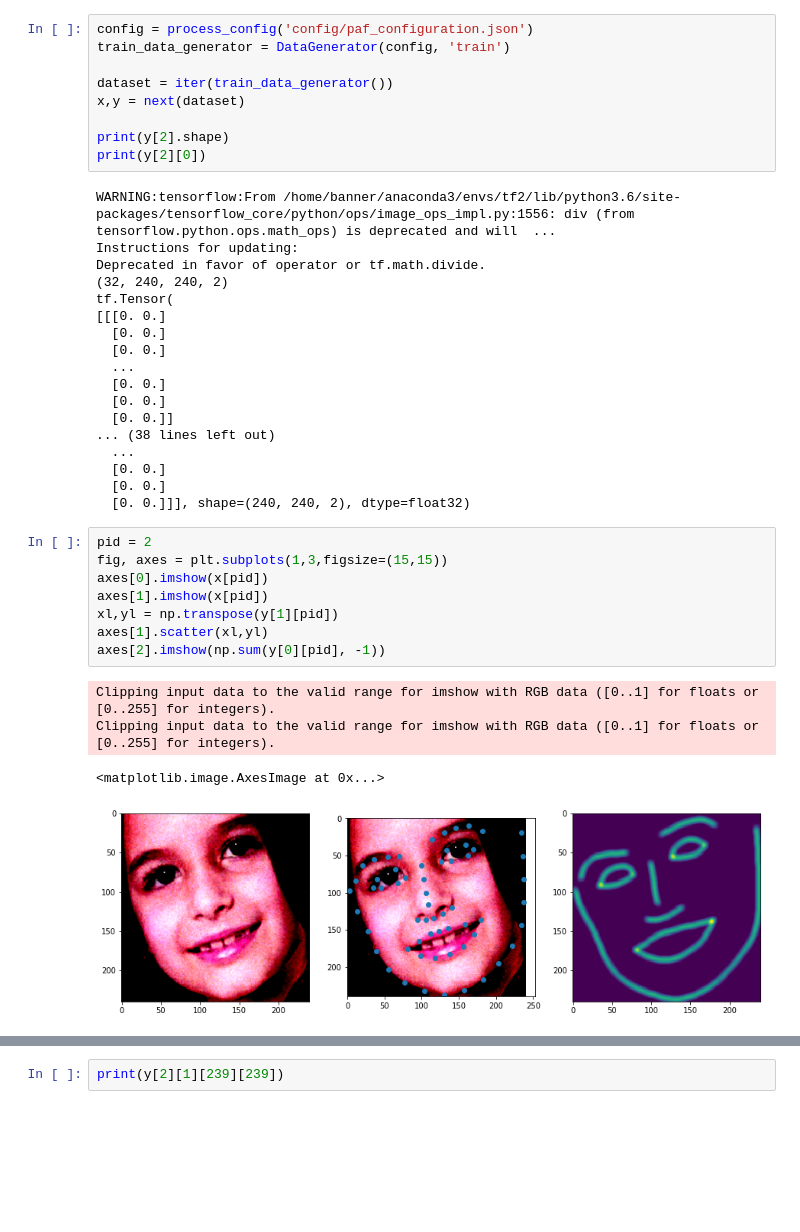
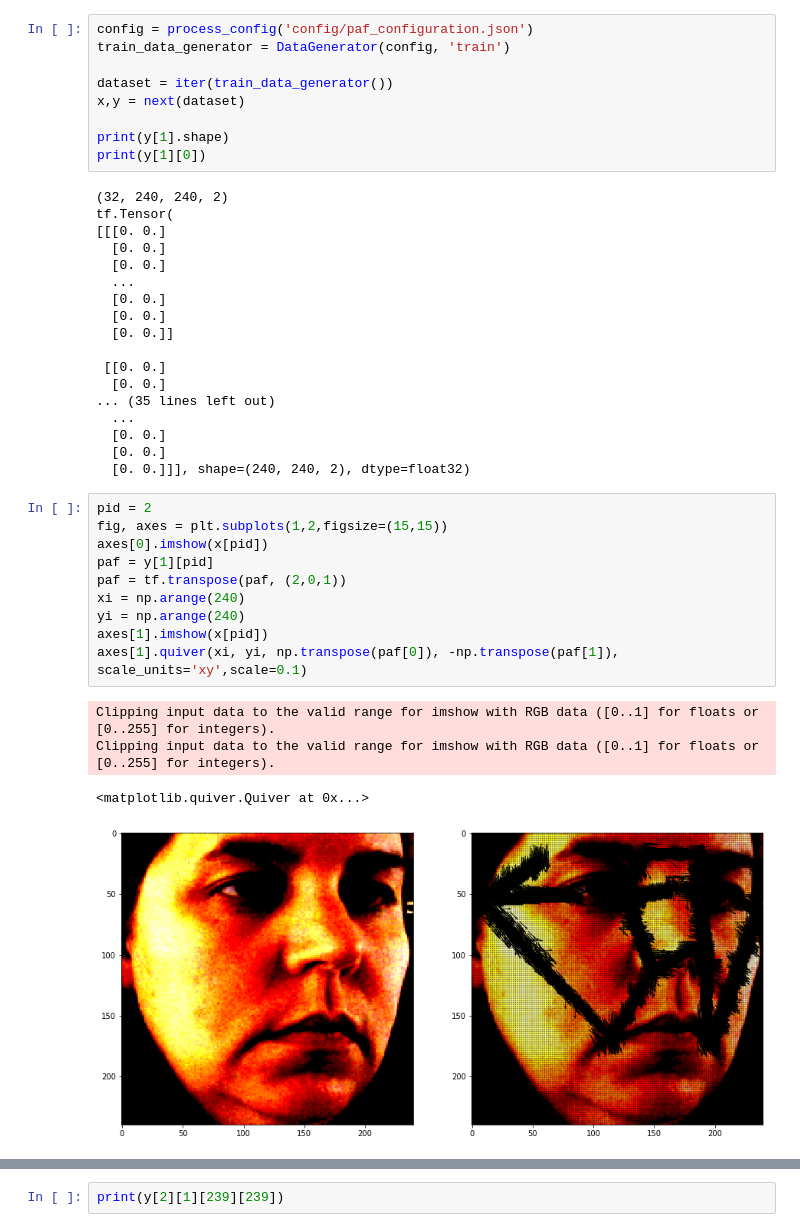
Before and after one commit to junhahyung/paf, a Jupyter notebook: view_data.ipynb, the cells around one changed output, grey strips where cells are left out. Saved outputs shown, nothing was run; the diff lists cells and outputs as text; blank space fills up the shorter version.

```diff
--- a/view_data.ipynb
+++ b/view_data.ipynb
@@ -27,12 +29,9 @@ train_data_generator = DataGenerator(config, 'train')
 dataset = iter(train_data_generator())
 x,y = next(dataset)
 
-print(y[2].shape)
-print(y[2][0])
+print(y[1].shape)
+print(y[1][0])
 # %% [output]
-WARNING:tensorflow:From /home/banner/anaconda3/envs/tf2/lib/python3.6/site-packages/tensorflow_core/python/ops/image_ops_impl.py:1556: div (from tensorflow.python.ops.math_ops) is deprecated and will  ...
-Instructions for updating:
-Deprecated in favor of operator or tf.math.divide.
 (32, 240, 240, 2)
 tf.Tensor(
 [[[0. 0.]
@@ -42,22 +41,27 @@ tf.Tensor(
   [0. 0.]
   [0. 0.]
   [0. 0.]]
-... (38 lines left out)
+
+ [[0. 0.]
+  [0. 0.]
+... (35 lines left out)
   ...
   [0. 0.]
   [0. 0.]
   [0. 0.]]], shape=(240, 240, 2), dtype=float32)
 # %%
 pid = 2
-fig, axes = plt.subplots(1,3,figsize=(15,15))
+fig, axes = plt.subplots(1,2,figsize=(15,15))
 axes[0].imshow(x[pid])
+paf = y[1][pid]
+paf = tf.transpose(paf, (2,0,1))
+xi = np.arange(240)
+yi = np.arange(240)
 axes[1].imshow(x[pid])
-xl,yl = np.transpose(y[1][pid])
-axes[1].scatter(xl,yl)
-axes[2].imshow(np.sum(y[0][pid], -1))
+axes[1].quiver(xi, yi, np.transpose(paf[0]), -np.transpose(paf[1]), scale_units='xy',scale=0.1)
 # %% [output]
 Clipping input data to the valid range for imshow with RGB data ([0..1] for floats or [0..255] for integers).
 Clipping input data to the valid range for imshow with RGB data ([0..1] for floats or [0..255] for integers).
-<matplotlib.image.AxesImage at 0x...>
+<matplotlib.quiver.Quiver at 0x...>
-[figure, old version]
+[figure, new version]
 # %%
```
Also changed, not shown: parts of 2 cells of this notebook, 14 other files.
